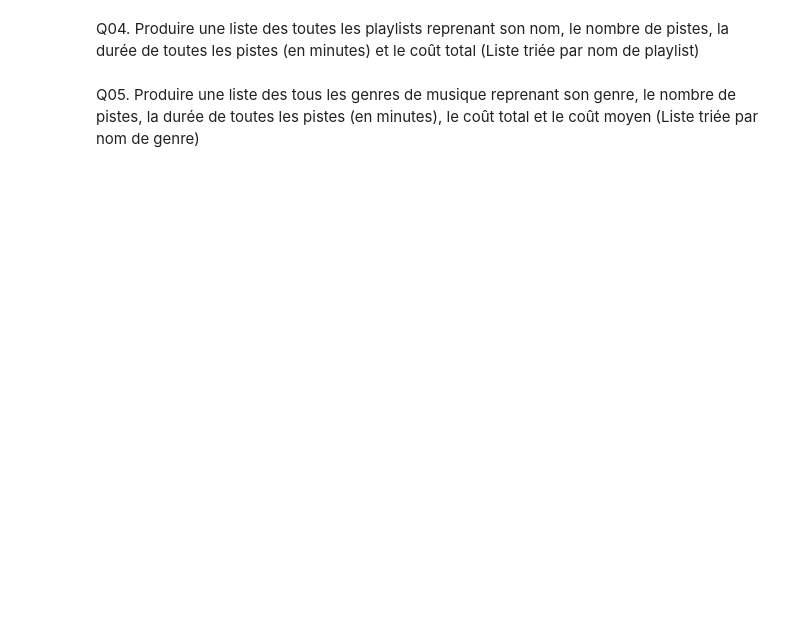
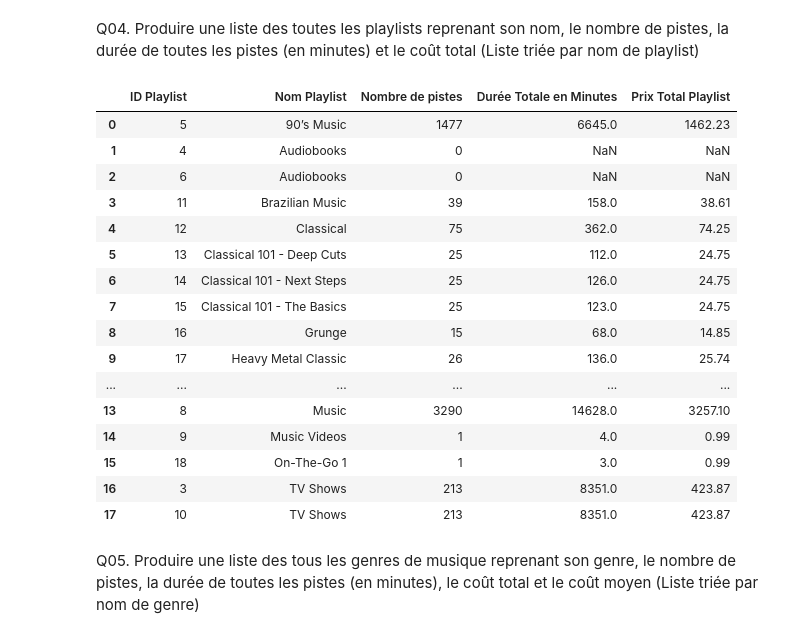
Before and after one commit to joris-devdata/digital-music-store, a Jupyter notebook: p1-exploration.ipynb, the cells around one changed output. Cells and saved outputs as stored; diff of their text form; code cells hidden in the pictures; blank space fills up the shorter version.

```diff
--- a/p1-exploration.ipynb
+++ b/p1-exploration.ipynb
@@ -134,4 +182,39 @@ Q03. Produire une liste des albums reprenant également l'artiste de l'album, le
 # %% [markdown]
 Q04. Produire une liste des toutes les playlists reprenant son nom, le nombre de pistes, la durée de toutes les pistes (en minutes) et le coût total (Liste triée par nom de playlist)
+# %%
+query= """
+SELECT
+		p.PlaylistId as 'ID Playlist',
+		p.Name as 'Nom Playlist',
+		COUNT(pt.TrackId) as 'Nombre de pistes',
+		SUM(t.Milliseconds)/60000 as 'Durée Totale en Minutes',
+		SUM(t.UnitPrice) as 'Prix Total Playlist'
+	FROM playlists p
+		LEFT JOIN playlist_track pt ON p.PlaylistId = pt.PlaylistId
+			LEFT JOIN tracks t ON pt.TrackId = t.TrackId
+	GROUP BY p.PlaylistId, p.Name
+    ORDER BY p.Name;
+"""
+# %%
+results = pd.read_sql_query(query, conn)
+results
+# %% [output]
+|  | ID Playlist | Nom Playlist | Nombre de pistes | Durée Totale en Minutes | Prix Total Playlist |
+| 0 | 5 | 90’s Music | 1477 | 6645.0 | 1462.23 |
+| 1 | 4 | Audiobooks | 0 | NaN | NaN |
+| 2 | 6 | Audiobooks | 0 | NaN | NaN |
+| 3 | 11 | Brazilian Music | 39 | 158.0 | 38.61 |
+| 4 | 12 | Classical | 75 | 362.0 | 74.25 |
+| 5 | 13 | Classical 101 - Deep Cuts | 25 | 112.0 | 24.75 |
+| 6 | 14 | Classical 101 - Next Steps | 25 | 126.0 | 24.75 |
+| 7 | 15 | Classical 101 - The Basics | 25 | 123.0 | 24.75 |
+| 8 | 16 | Grunge | 15 | 68.0 | 14.85 |
+| 9 | 17 | Heavy Metal Classic | 26 | 136.0 | 25.74 |
+| ... | ... | ... | ... | ... | ... |
+| 13 | 8 | Music | 3290 | 14628.0 | 3257.10 |
+| 14 | 9 | Music Videos | 1 | 4.0 | 0.99 |
+| 15 | 18 | On-The-Go 1 | 1 | 3.0 | 0.99 |
+| 16 | 3 | TV Shows | 213 | 8351.0 | 423.87 |
+| 17 | 10 | TV Shows | 213 | 8351.0 | 423.87 |
 # %% [markdown]
 Q05. Produire une liste des tous les genres de musique reprenant son genre, le nombre de pistes, la durée de toutes les pistes (en minutes), le coût total et le coût moyen (Liste triée par nom de genre)
```
Also changed, not shown: parts of 21 cells of this notebook.
